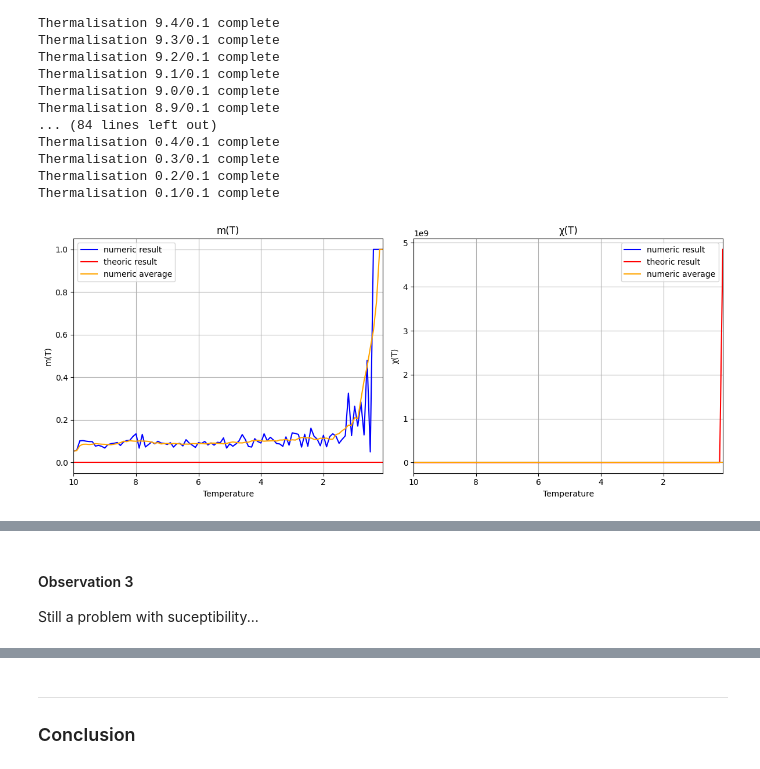
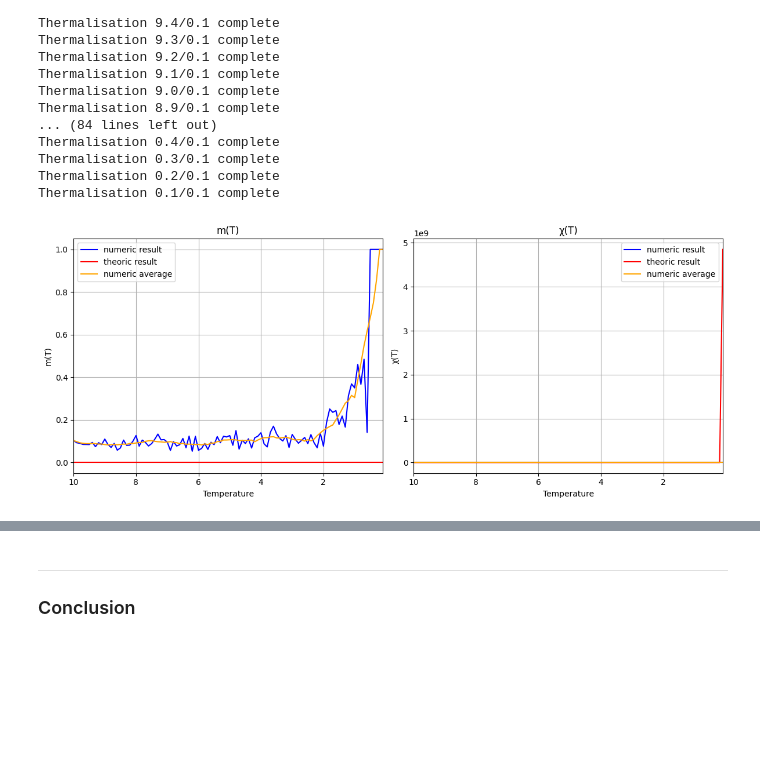
Before and after one commit to TheoHUETQC/monte-carlo, a Jupyter notebook: project1/qmc_project1.ipynb, the cells around one changed output, grey strips where cells are left out. Drawn from its saved outputs; the diff is of its cells as text; code cells hidden in the pictures; blank space fills up the shorter version.

```diff
--- a/project1/qmc_project1.ipynb
+++ b/project1/qmc_project1.ipynb
@@ -83,16 +83,18 @@ def compute_P(E : float, T : float) -> float:
 def compute_dE(i : int) -> float:
   return 2*J*spins[i]*(spins[(i-1)%N] + spins[(i+1)%N]) # modulo % for PBC
 
-def evolution(T : float) -> None :
+def evolution(T : float) -> int :
   i = np.random.randint(N)
   dE = compute_dE(i)
+  acceptation = 0
   if dE <= 0 or compute_P(dE,T) > np.random.rand() :
     spins[i] *= -1
-  return
+    acceptation = 1
+  return acceptation
 
 def thermalisation(T : float) -> None :
   for _ in range(N_thermalisation) :
-    evolution(T)
+    temp = evolution(T)
   return
 # %% [markdown]
 ---
@@ -175,24 +177,27 @@ def compute_specific_heat_theoric(T : np.array) -> np.array:
 # %%
 # Init
 E_list, m_list, suceptibility_list, specific_heat_list = [], [], [], [] # liste of measurement
+acceptation, EminusEaverage = [], []
 
 # Evolution of the temp
 for Tj in T :
   thermalisation(Tj)
   print(f"Thermalisation {Tj.round(2)}/{Tf} complete")
-  m_temp, E_temp = [], [] # reinitialisation des listes temporaires
+  m_temp, E_temp, acceptation_temp = [], [], [] # reinitialisation des listes temporaires
   for _ in range(Nt) :
-    evolution(Tj) # change un s_i -> - s_i
+    acceptation_temp.append(evolution(Tj)) # change un s_i -> - s_i
 
     # Calcul des magnétisations et énergies
     m_temp.append(compute_m())
     E_temp.append(compute_E())
 
   # Stock les valeur
+  acceptation.append(np.mean(acceptation_temp))
   E_list.append(np.mean(E_temp))
   m_list.append(np.mean(np.abs(m_temp))) # en valeur absolue car le système est invariant
   suceptibility_list.append(compute_suceptibility(np.array(m_temp), Tj))
   specific_heat_list.append(compute_specific_heat(np.array(E_temp), Tj))
+  EminusEaverage.append((E_temp[-1] - np.mean(E_temp))**2)
 
 # theorical mesure pour comparer nos resultats
 E_theoric_list = E_theoric(T)
@@ -281,8 +318,8 @@ Because we calculate susceptibility with magnetization that is not quite 0 as it
 def compute_suceptibility_2(m : np.array, T : float) -> float:
   return np.mean(m**2) / (T*KB) # we take <m> = 0
 
-# New simulation (no need to look at all the quantities E, Cv)
-m_list, suceptibility_list = [], [] # liste of measurement
+# New simulation (no need to look at all the quantities like E and Cv)
+m_list2, suceptibility_list2 = [], [] # liste of measurement
 
 # Evolution of the temp
 for Tj in T :
@@ -290,14 +327,14 @@ for Tj in T :
   print(f"Thermalisation {Tj.round(2)}/{Tf} complete")
   m_temp = [] # reinitialisation de la liste temporaire
   for _ in range(Nt) :
-    evolution(Tj) # change un s_i -> - s_i
+    a = evolution(Tj) # change un s_i -> - s_i
 
     # Calcul des magnétisations
     m_temp.append(compute_m())
 
   # Stock les valeur
-  m_list.append(np.mean(np.abs(m_temp))) # en valeur absolue car le système est invariant
-  suceptibility_list.append(compute_suceptibility_2(np.array(m_temp), Tj))
+  m_list2.append(np.mean(np.abs(m_temp))) # en valeur absolue car le système est invariant
+  suceptibility_list2.append(compute_suceptibility_2(np.array(m_temp), Tj))
 # %% [output]
 Thermalisation 10.0/0.1 complete
 Thermalisation 9.9/0.1 complete
@@ -317,12 +354,12 @@ Thermalisation 0.3/0.1 complete
 Thermalisation 0.2/0.1 complete
 Thermalisation 0.1/0.1 complete
 # %%
-plot2(T, m_list, suceptibility_list, y1_theoric=m_theoric_list, y2_theoric=suceptibility_theoric, show_y1_average=True, show_y2_average=True, title1="m(T)", title2="χ(T)", x_label='Temperature')
+plot2(T, m_list2, suceptibility_list2, y1_theoric=m_theoric_list, y2_theoric=suceptibility_theoric, show_y1_average=True, show_y2_average=True, title1="m(T)", title2="χ(T)", x_label='Temperature')
 
-m_error = error(m_list, m_theoric_list)
-X_error = error(suceptibility_list, suceptibility_theoric)
+m_error2 = error(m_list2, m_theoric_list)
+X_error2 = error(suceptibility_list2, suceptibility_theoric)
 
-print("magnetisation error :", m_error)
-print("Suceptibility error :", X_error)
+print("magnetisation error :", m_error2)
+print("Suceptibility error :", X_error2)
 # %% [output]
-[figure, old version]
+[figure, new version]
@@ -331,4 +367,0 @@ Suceptibility error : 48517653.22695389
-# %% [markdown]
-#### Observation 3
-
-Still a problem with suceptibility...
```
Also changed, not shown: parts of 14 cells of this notebook.
